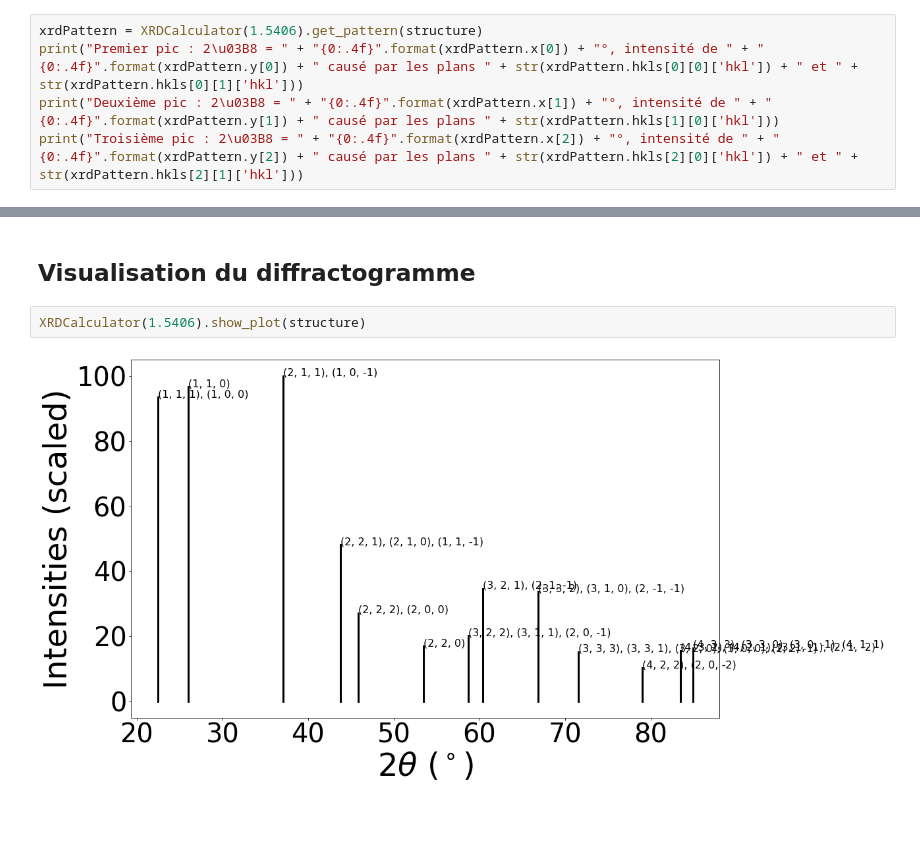
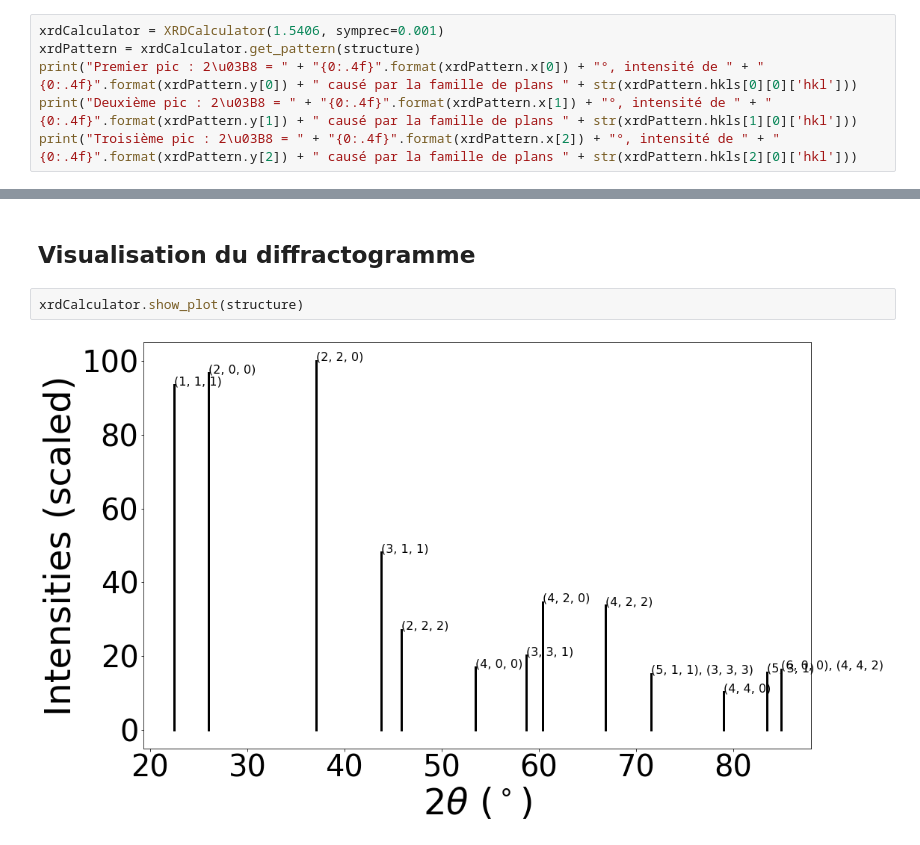
Before and after one commit to ColinDucarme/lmapr1492, a Jupyter notebook: xrd.ipynb, the cells around one changed output, grey strips where cells are left out. Saved outputs shown, nothing was run; the diff lists cells and outputs as text; blank space fills up the shorter version.

```diff
--- a/xrd.ipynb
+++ b/xrd.ipynb
@@ -17,8 +17,9 @@ with MPRester("JHBtSyD6TnKgmAas") as m:
 # %% [markdown]
 ## Calcul du diffractogramme correspondant
 # %%
-xrdPattern = XRDCalculator(1.5406).get_pattern(structure)
-print("Premier pic : 2\u03B8 = " + "{0:.4f}".format(xrdPattern.x[0]) + "°, intensité de " + "{0:.4f}".format(xrdPattern.y[0]) + " causé par les plans " + str(xrdPattern.hkls[0][0]['hkl']) + " et " + str(xrdPattern.hkls[0][1]['hkl']))
-print("Deuxième pic : 2\u03B8 = " + "{0:.4f}".format(xrdPattern.x[1]) + "°, intensité de " + "{0:.4f}".format(xrdPattern.y[1]) + " causé par les plans " + str(xrdPattern.hkls[1][0]['hkl']))
-print("Troisième pic : 2\u03B8 = " + "{0:.4f}".format(xrdPattern.x[2]) + "°, intensité de " + "{0:.4f}".format(xrdPattern.y[2]) + " causé par les plans " + str(xrdPattern.hkls[2][0]['hkl']) + " et " + str(xrdPattern.hkls[2][1]['hkl']))
+xrdCalculator = XRDCalculator(1.5406, symprec=0.001)
+xrdPattern = xrdCalculator.get_pattern(structure)
+print("Premier pic : 2\u03B8 = " + "{0:.4f}".format(xrdPattern.x[0]) + "°, intensité de " + "{0:.4f}".format(xrdPattern.y[0]) + " causé par la famille de plans " + str(xrdPattern.hkls[0][0]['hkl']))
+print("Deuxième pic : 2\u03B8 = " + "{0:.4f}".format(xrdPattern.x[1]) + "°, intensité de " + "{0:.4f}".format(xrdPattern.y[1]) + " causé par la famille de plans " + str(xrdPattern.hkls[1][0]['hkl']))
+print("Troisième pic : 2\u03B8 = " + "{0:.4f}".format(xrdPattern.x[2]) + "°, intensité de " + "{0:.4f}".format(xrdPattern.y[2]) + " causé par la famille de plans " + str(xrdPattern.hkls[2][0]['hkl']))
 # %% [output]
@@ -28,6 +45,6 @@ Troisième pic : 2θ = 37.1044°, intensité de 100.0000 causé par les plans (2
 # %% [markdown]
 ## Visualisation du diffractogramme
 # %%
-XRDCalculator(1.5406).show_plot(structure)
+xrdCalculator.show_plot(structure)
 # %% [output]
-[figure, old version]
+[figure, new version]
```
Also changed, not shown: parts of 2 cells of this notebook.
